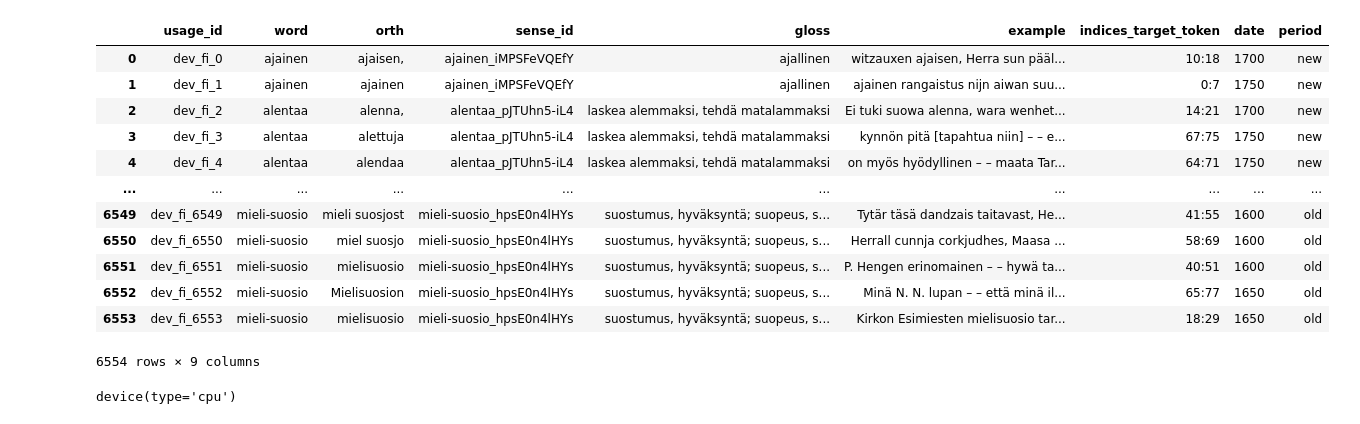
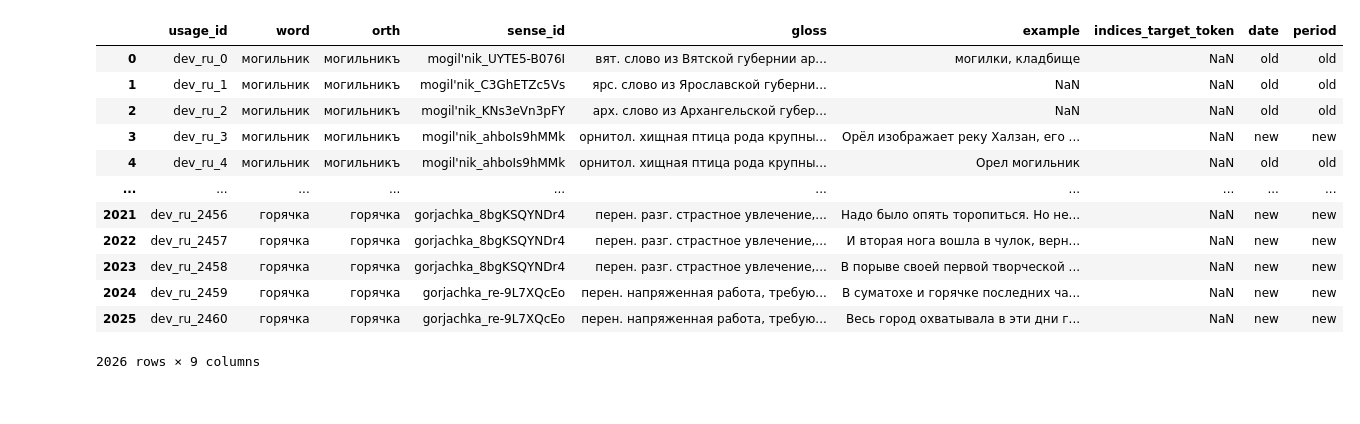
Before and after one commit to t-montes/Axolotl24, a Jupyter notebook: subtask1/clustering-deviation.ipynb, the cells around one changed output. Cells and saved outputs as stored; diff of their text form; code cells hidden in the pictures.

```diff
--- a/subtask1/clustering-deviation.ipynb
+++ b/subtask1/clustering-deviation.ipynb
@@ -32,22 +35,22 @@ import re
 tokenizer = AutoTokenizer.from_pretrained("bert-base-multilingual-cased")
 model = AutoModel.from_pretrained("bert-base-multilingual-cased")
 # %%
-df = pd.read_csv('../data/finnish/axolotl.dev.fi.tsv', sep='\t')
+df = pd.read_csv('../data/russian/axolotl.dev.ru.tsv', sep='\t')
 df
 # %% [output]
 |  | usage_id | word | orth | sense_id | gloss | example | indices_target_token | date | period |
-| 0 | dev_fi_0 | ajainen | ajaisen, | ajainen_iMPSFeVQEfY | ajallinen | witzauxen ajaisen, Herra sun pääl... | 10:18 | 1700 | new |
-| 1 | dev_fi_1 | ajainen | ajainen | ajainen_iMPSFeVQEfY | ajallinen | ajainen rangaistus nijn aiwan suu... | 0:7 | 1750 | new |
-| 2 | dev_fi_2 | alentaa | alenna, | alentaa_pJTUhn5-iL4 | laskea alemmaksi, tehdä matalammaksi | Ei tuki suowa alenna, wara wenhet... | 14:21 | 1700 | new |
-| 3 | dev_fi_3 | alentaa | alettuja | alentaa_pJTUhn5-iL4 | laskea alemmaksi, tehdä matalammaksi | kynnön pitä [tapahtua niin] – – e... | 67:75 | 1750 | new |
-| 4 | dev_fi_4 | alentaa | alendaa | alentaa_pJTUhn5-iL4 | laskea alemmaksi, tehdä matalammaksi | on myös hyödyllinen – – maata Tar... | 64:71 | 1750 | new |
+| 0 | dev_ru_0 | могильник | могильникъ | mogil'nik_UYTE5-B076I | вят. слово из Вятской губернии ар... | могилки, кладбище | NaN | old | old |
+| 1 | dev_ru_1 | могильник | могильникъ | mogil'nik_C3GhETZc5Vs | ярс. слово из Ярославской губерни... | NaN | NaN | old | old |
+| 2 | dev_ru_2 | могильник | могильникъ | mogil'nik_KNs3eVn3pFY | арх. слово из Архангельской губер... | NaN | NaN | old | old |
+| 3 | dev_ru_3 | могильник | могильникъ | mogil'nik_ahboIs9hMMk | орнитол. хищная птица рода крупны... | Орёл изображает реку Халзан, его ... | NaN | new | new |
+| 4 | dev_ru_4 | могильник | могильникъ | mogil'nik_ahboIs9hMMk | орнитол. хищная птица рода крупны... | Орел могильник | NaN | old | old |
 | ... | ... | ... | ... | ... | ... | ... | ... | ... | ... |
-| 6549 | dev_fi_6549 | mieli-suosio | mieli suosjost | mieli-suosio_hpsE0n4lHYs | suostumus, hyväksyntä; suopeus, s... | Tytär täsä dandzais taitavast, He... | 41:55 | 1600 | old |
-| 6550 | dev_fi_6550 | mieli-suosio | miel suosjo | mieli-suosio_hpsE0n4lHYs | suostumus, hyväksyntä; suopeus, s... | Herrall cunnja corkjudhes, Maasa ... | 58:69 | 1600 | old |
-| 6551 | dev_fi_6551 | mieli-suosio | mielisuosio | mieli-suosio_hpsE0n4lHYs | suostumus, hyväksyntä; suopeus, s... | P. Hengen erinomainen – – hywä ta... | 40:51 | 1600 | old |
-| 6552 | dev_fi_6552 | mieli-suosio | Mielisuosion | mieli-suosio_hpsE0n4lHYs | suostumus, hyväksyntä; suopeus, s... | Minä N. N. lupan – – että minä il... | 65:77 | 1650 | old |
-| 6553 | dev_fi_6553 | mieli-suosio | mielisuosio | mieli-suosio_hpsE0n4lHYs | suostumus, hyväksyntä; suopeus, s... | Kirkon Esimiesten mielisuosio tar... | 18:29 | 1650 | old |
+| 2021 | dev_ru_2456 | горячка | горячка | gorjachka_8bgKSQYNDr4 | перен. разг. страстное увлечение,... | Надо было опять торопиться. Но не... | NaN | new | new |
+| 2022 | dev_ru_2457 | горячка | горячка | gorjachka_8bgKSQYNDr4 | перен. разг. страстное увлечение,... | И вторая нога вошла в чулок, верн... | NaN | new | new |
+| 2023 | dev_ru_2458 | горячка | горячка | gorjachka_8bgKSQYNDr4 | перен. разг. страстное увлечение,... | В порыве своей первой творческой ... | NaN | new | new |
+| 2024 | dev_ru_2459 | горячка | горячка | gorjachka_re-9L7XQcEo | перен. напряженная работа, требую... | В суматохе и горячке последних ча... | NaN | new | new |
+| 2025 | dev_ru_2460 | горячка | горячка | gorjachka_re-9L7XQcEo | перен. напряженная работа, требую... | Весь город охватывала в эти дни г... | NaN | new | new |
-6554 rows × 9 columns
+2026 rows × 9 columns
 # %%
 def find_sub_list(sl,l): # not used because some examples have no exact coincidence
     sll=len(sl)
@@ -70,8 +77,3 @@ def find_word_containing_target(sentence, target_word):
-# %%
-device = torch.device('cuda' if torch.cuda.is_available() else 'cpu')
-device
-# %% [output]
-device(type='cpu')
 # %%
 embeddings = []
 word = ""
```
Also changed, not shown: parts of 4 cells of this notebook, 1 other file.
